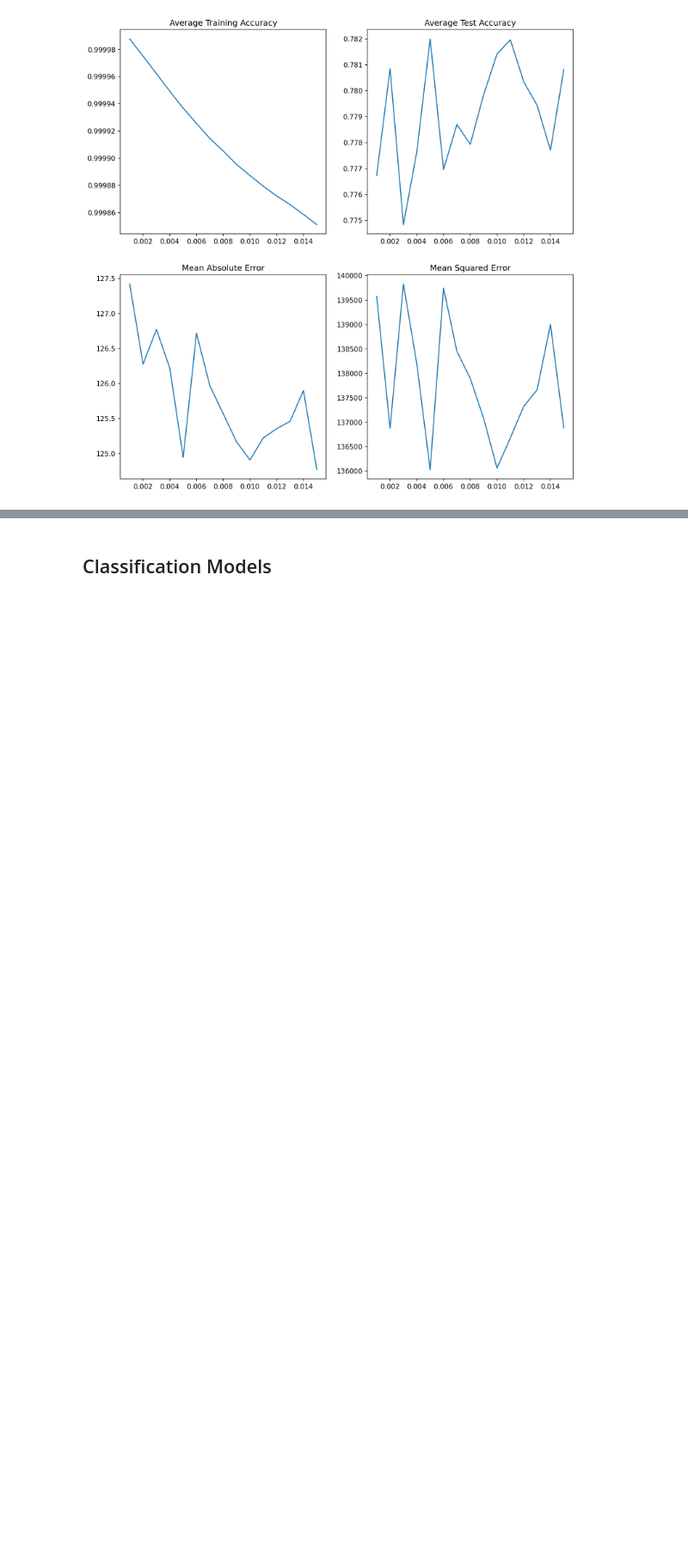
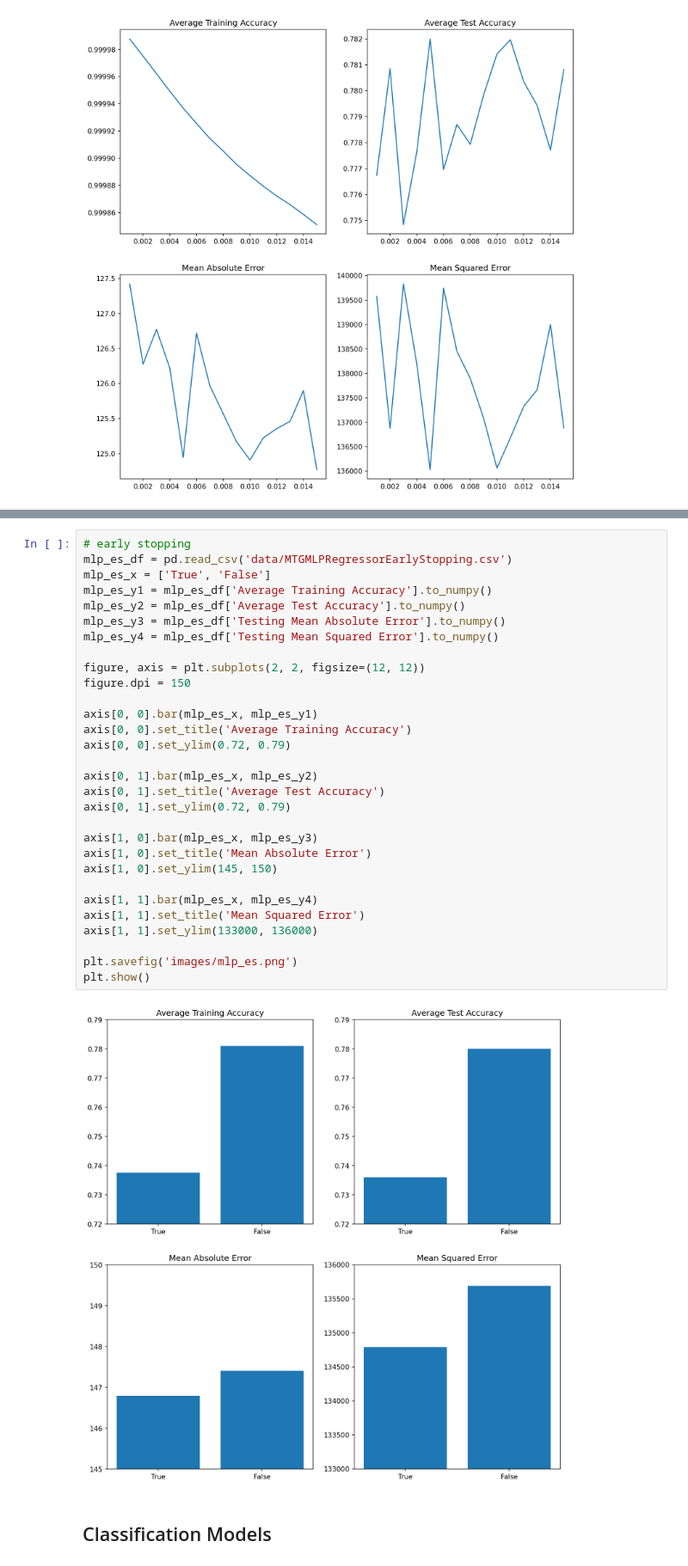
Before and after one commit to banhatas/CS270_MTG, a Jupyter notebook: graph_generator.ipynb, the cells around one changed output, grey strips where cells are left out. Shown at 86% size. Saved outputs shown, nothing was run; the diff lists cells and outputs as text; blank space fills up the shorter version.

```diff
--- a/graph_generator.ipynb
+++ b/graph_generator.ipynb
@@ -101,2 +169,34 @@ plt.show()
+# %%
+# early stopping
+mlp_es_df = pd.read_csv('data/MTGMLPRegressorEarlyStopping.csv')
+mlp_es_x = ['True', 'False']
+mlp_es_y1 = mlp_es_df['Average Training Accuracy'].to_numpy()
+mlp_es_y2 = mlp_es_df['Average Test Accuracy'].to_numpy()
+mlp_es_y3 = mlp_es_df['Testing Mean Absolute Error'].to_numpy()
+mlp_es_y4 = mlp_es_df['Testing Mean Squared Error'].to_numpy()
+
+figure, axis = plt.subplots(2, 2, figsize=(12, 12))
+figure.dpi = 150
+
+axis[0, 0].bar(mlp_es_x, mlp_es_y1)
+axis[0, 0].set_title('Average Training Accuracy')
+axis[0, 0].set_ylim(0.72, 0.79)
+
+axis[0, 1].bar(mlp_es_x, mlp_es_y2)
+axis[0, 1].set_title('Average Test Accuracy')
+axis[0, 1].set_ylim(0.72, 0.79)
+
+axis[1, 0].bar(mlp_es_x, mlp_es_y3)
+axis[1, 0].set_title('Mean Absolute Error')
+axis[1, 0].set_ylim(145, 150)
+
+axis[1, 1].bar(mlp_es_x, mlp_es_y4)
+axis[1, 1].set_title('Mean Squared Error')
+axis[1, 1].set_ylim(133000, 136000)
+
+plt.savefig('images/mlp_es.png')
+plt.show()
+# %% [output]
+[figure, added]
 # %% [markdown]
 ## Classification Models
```
Also changed, not shown: parts of 3 cells of this notebook, 3 other files.
